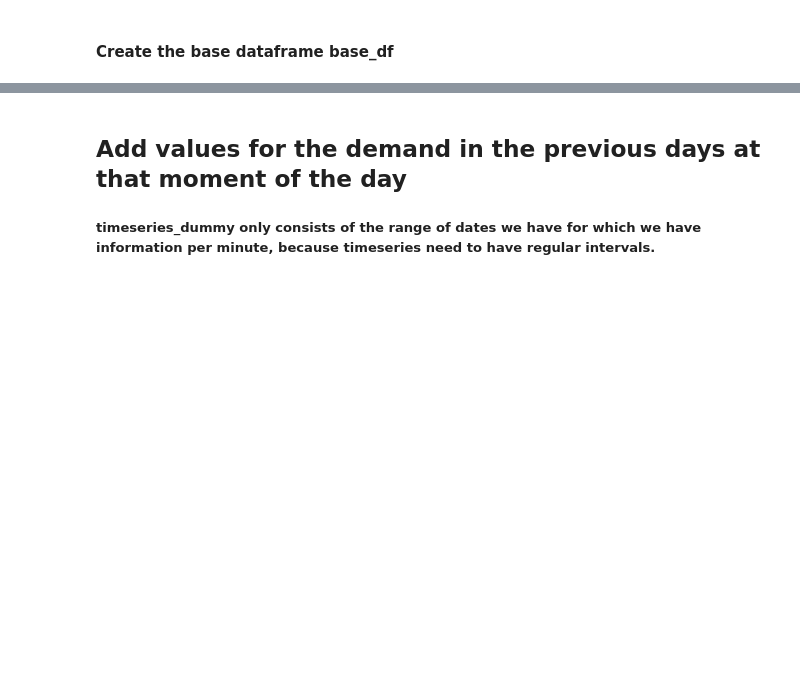
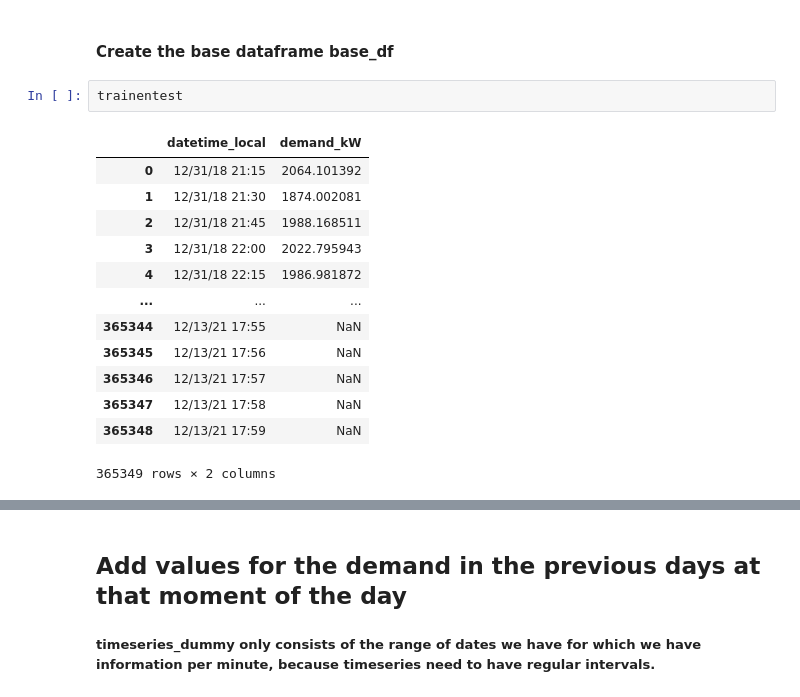
Before and after one commit to Robpennekamp/AppliedMachineLearning, a Jupyter notebook: AppliedMLdataproject2Sonja3.ipynb, the cells around one changed output, grey strips where cells are left out. Cells and saved outputs as stored; diff of their text form; blank space fills up the shorter version.

```diff
--- a/AppliedMLdataproject2Sonja3.ipynb
+++ b/AppliedMLdataproject2Sonja3.ipynb
@@ -112,6 +112,22 @@ base_door['datetime_local'] = pd.to_datetime(base_door['datetime_local'])
 base_door.set_index('datetime_local', inplace=True)
 # %% [markdown]
 #### Create the base dataframe base_df
+# %%
+trainentest
+# %% [output]
+|  | datetime_local | demand_kW |
+| 0 | 12/31/18 21:15 | 2064.101392 |
+| 1 | 12/31/18 21:30 | 1874.002081 |
+| 2 | 12/31/18 21:45 | 1988.168511 |
+| 3 | 12/31/18 22:00 | 2022.795943 |
+| 4 | 12/31/18 22:15 | 1986.981872 |
+| ... | ... | ... |
+| 365344 | 12/13/21 17:55 | NaN |
+| 365345 | 12/13/21 17:56 | NaN |
+| 365346 | 12/13/21 17:57 | NaN |
+| 365347 | 12/13/21 17:58 | NaN |
+| 365348 | 12/13/21 17:59 | NaN |
+365349 rows × 2 columns
 # %%
 def addtimecol(df, colname): ####input df and colname
     df[colname] = pd.to_datetime(df[colname])
```
Also changed, not shown: parts of 2 cells of this notebook, 2 other files.
